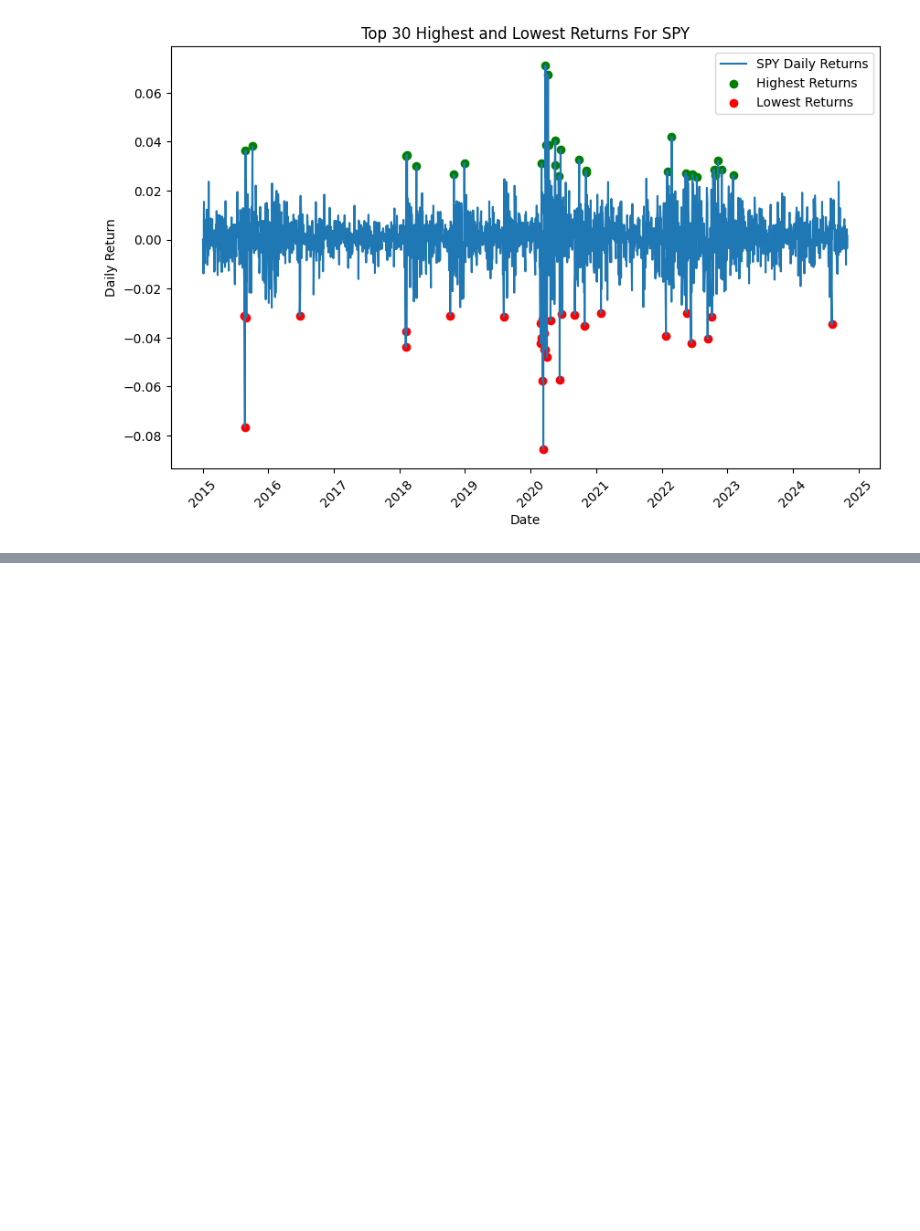
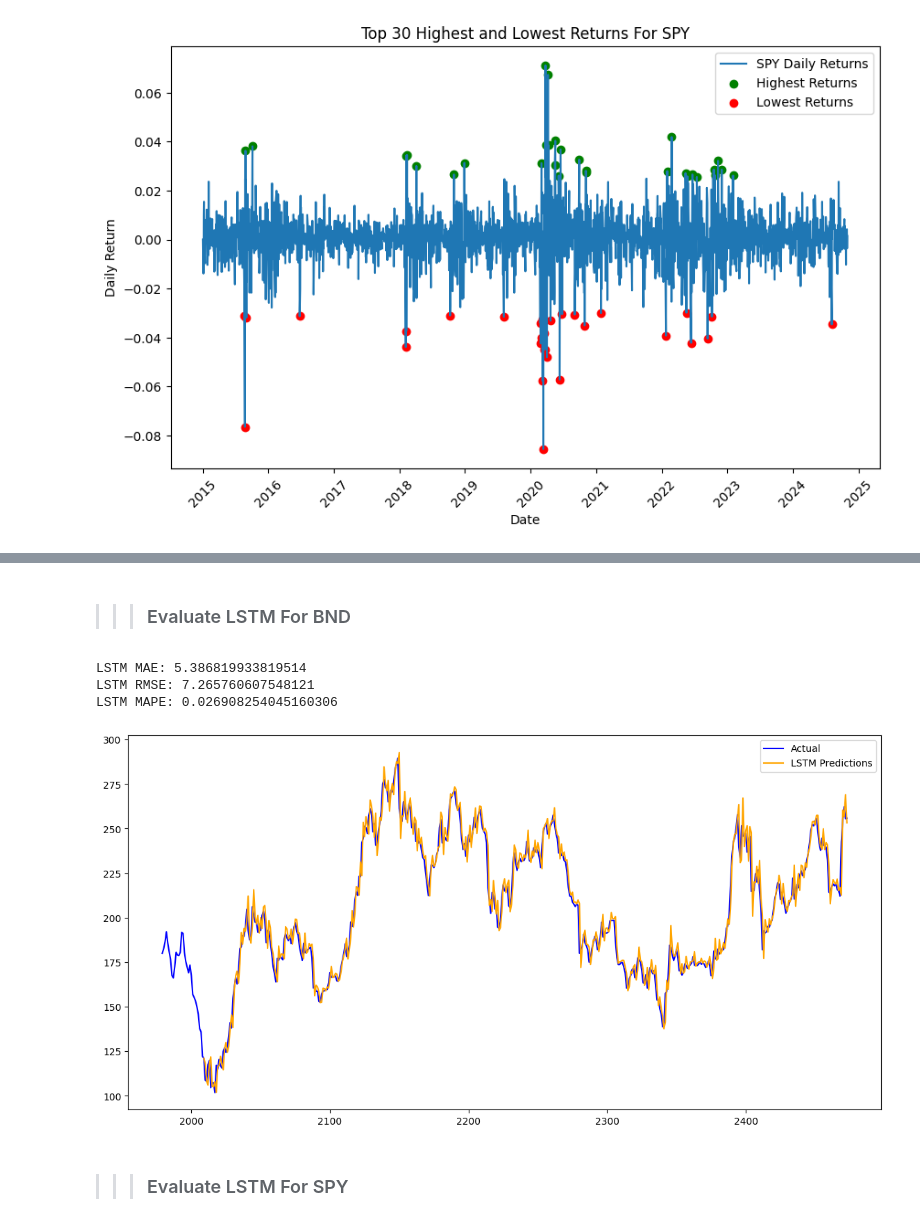
Before and after one commit to GuleWako/Time-Series-Forecasting-for-Portfolio-Management, a Jupyter notebook: notebooks/portfolioManagement.ipynb, the cells around one changed output, grey strips where cells are left out. Saved outputs shown, nothing was run; the diff lists cells and outputs as text; code cells hidden in the pictures; blank space fills up the shorter version.

```diff
--- a/notebooks/portfolioManagement.ipynb
+++ b/notebooks/portfolioManagement.ipynb
@@ -361,0 +430,3 @@ outlierDetection([tsla_data,bnd_data,spy_data], ['TSLA','BND','SPY'])
+# %%
+train_size_bnd = int(len(bnd_data) * 0.8)
+train_bnd, test_bnd = bnd_data['Close'][:train_size_bnd], tsla_data['Close'][train_size_bnd:]
@@ -361,0 +697,21 @@ outlierDetection([tsla_data,bnd_data,spy_data], ['TSLA','BND','SPY'])
+# %% [markdown]
+> > > ### Evaluate LSTM For BND
+# %%
+print("LSTM MAE:", mae_lstm_bnd)
+print("LSTM RMSE:", rmse_lstm_bnd)
+print("LSTM MAPE:", mape_lstm_bnd)
+# %% [output]
+LSTM MAE: 5.386819933819514
+LSTM RMSE: 7.265760607548121
+LSTM MAPE: 0.026908254045160306
+# %%
+# Plotting results
+plt.figure(figsize=(14, 7))
+plt.plot(test_bnd.index, test_bnd.values, label='Actual', color='blue')
+plt.plot(test_bnd.index[sequence_length:], lstm_predictions_bnd, label='LSTM Predictions', color='orange')
+plt.legend()
+plt.show()
+# %% [output]
+[figure, added]
+# %% [markdown]
+> > > ### Evaluate LSTM For SPY
```
Also changed, not shown: parts of 71 cells of this notebook, 1 other file.
